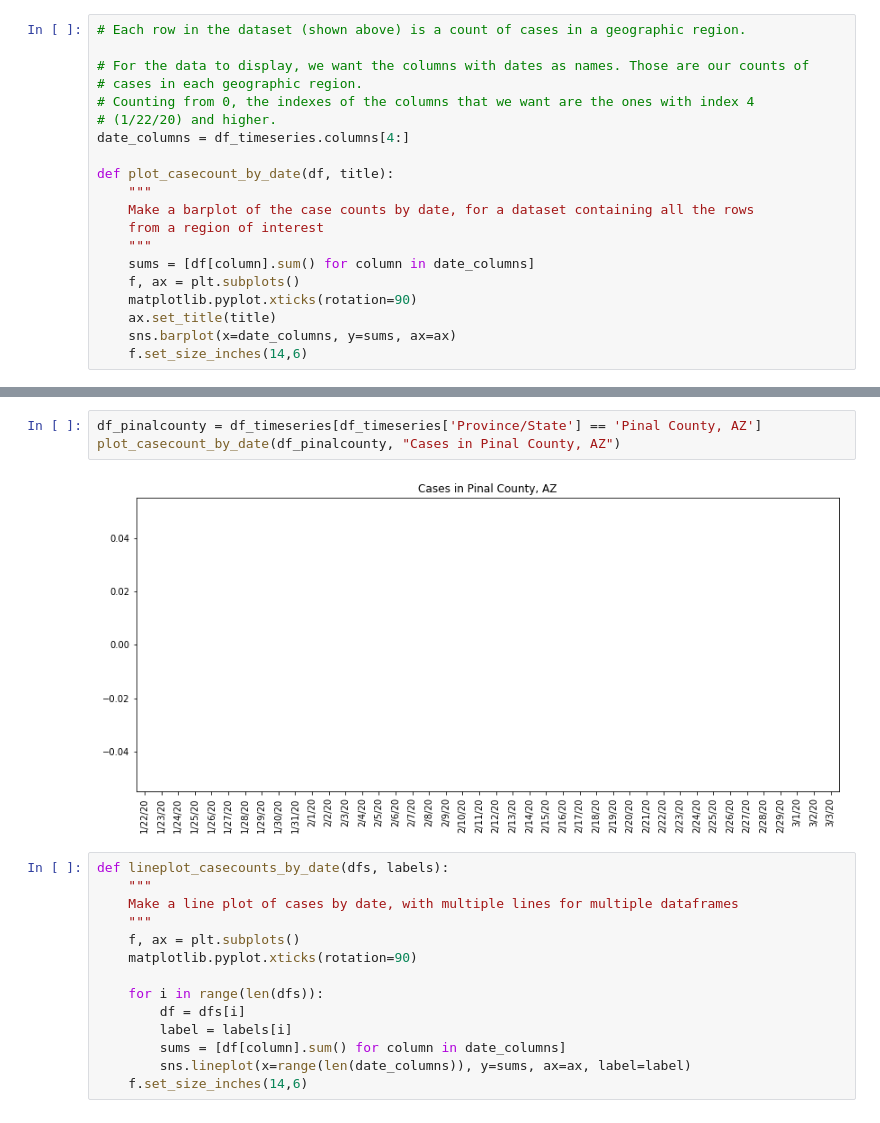
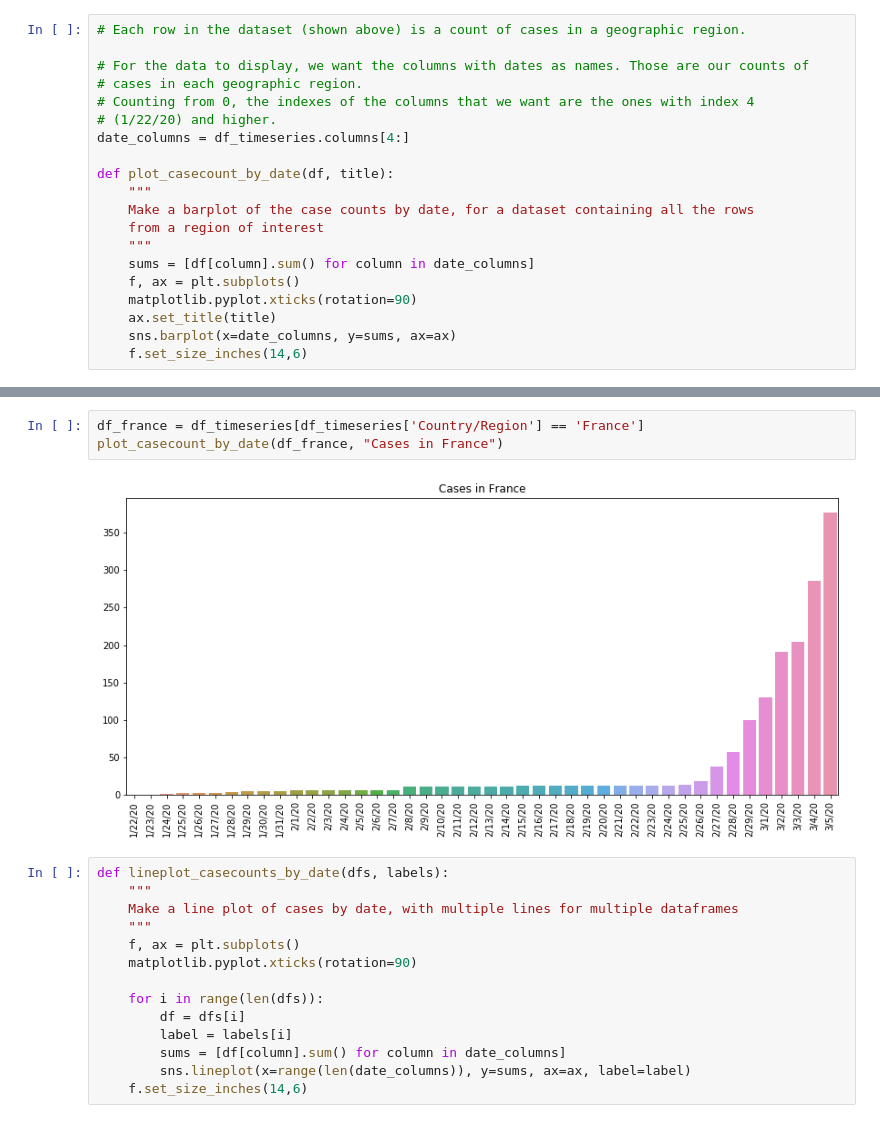
Before and after one commit to dhmay/pyscarelet, a Jupyter notebook: notebooks/explore_covid.ipynb, the cells around one changed output, grey strips where cells are left out. Drawn from its saved outputs; the diff is of its cells as text.

```diff
--- a/notebooks/explore_covid.ipynb
+++ b/notebooks/explore_covid.ipynb
@@ -102,8 +102,8 @@ plot_casecount_by_date(df_notchina, "Cases outside China")
-# %%
-df_pinalcounty = df_timeseries[df_timeseries['Province/State'] == 'Pinal County, AZ']
-plot_casecount_by_date(df_pinalcounty, "Cases in Pinal County, AZ")
-# %% [output]
-[figure, removed]
+# %%
+df_france = df_timeseries[df_timeseries['Country/Region'] == 'France']
+plot_casecount_by_date(df_france, "Cases in France")
+# %% [output]
+[figure, added]
 # %%
 def lineplot_casecounts_by_date(dfs, labels):
     """
```
Also changed, not shown: parts of 9 cells of this notebook.
